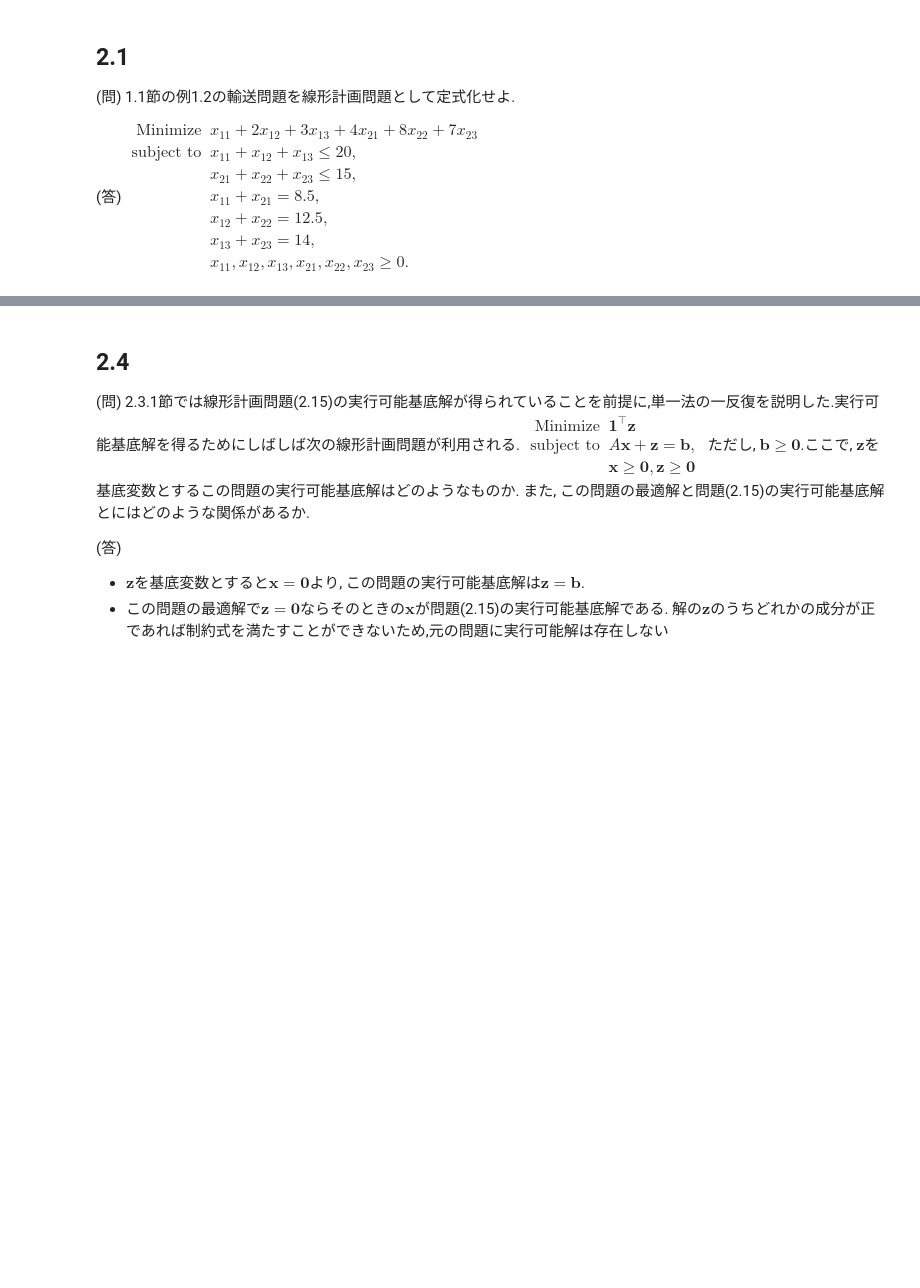
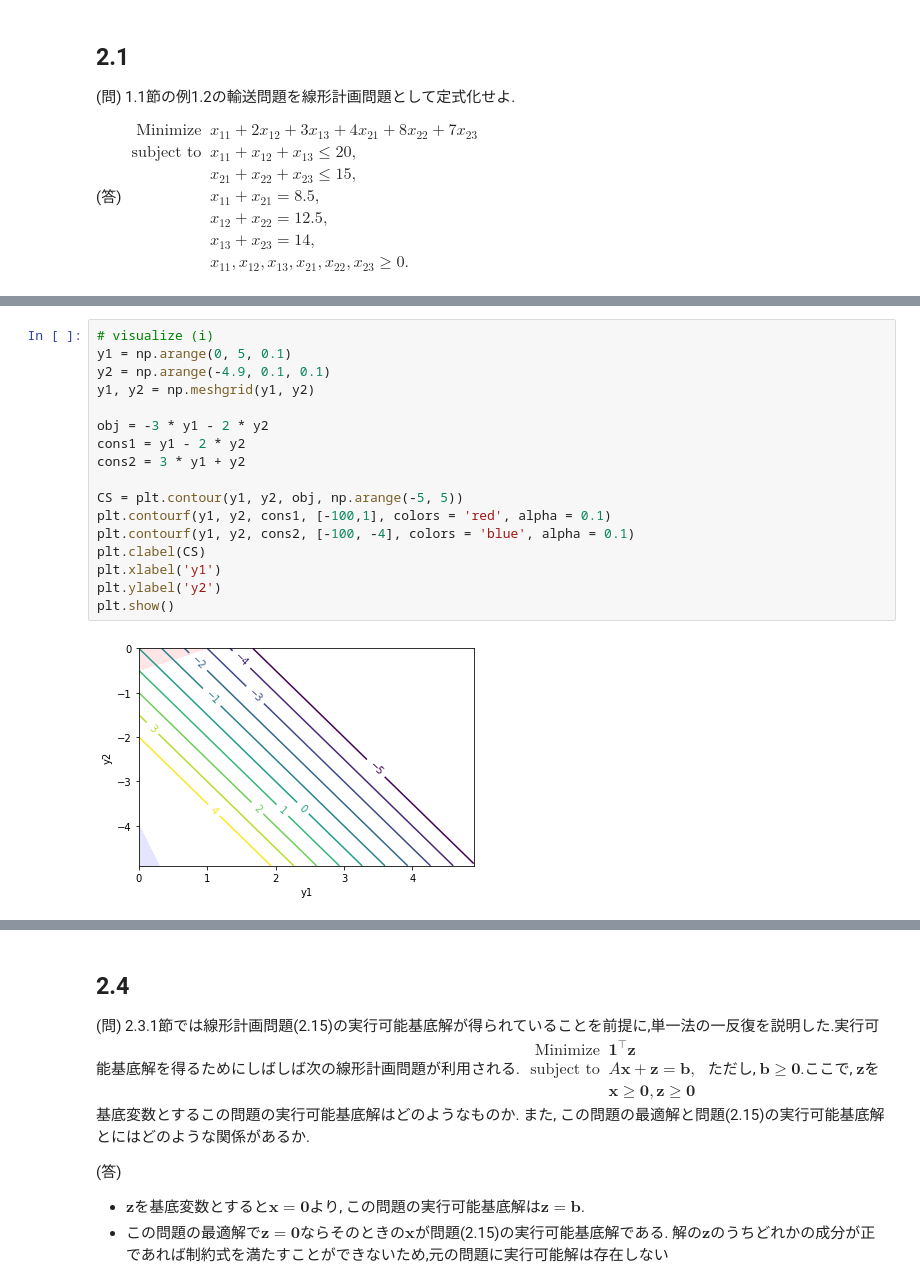
Before and after one commit to CSReading/Optimization, a Jupyter notebook: problems/chapter2/mshibatatt.ipynb, the cells around one changed output, grey strips where cells are left out. Saved outputs shown, nothing was run; the diff lists cells and outputs as text; blank space fills up the shorter version.

```diff
--- a/problems/chapter2/mshibatatt.ipynb
+++ b/problems/chapter2/mshibatatt.ipynb
@@ -164,2 +233,21 @@ $\begin{aligned}
 \right]
 \end{aligned}$
+# %%
+# visualize (i)
+y1 = np.arange(0, 5, 0.1)
+y2 = np.arange(-4.9, 0.1, 0.1)
+y1, y2 = np.meshgrid(y1, y2)
+
+obj = -3 * y1 - 2 * y2
+cons1 = y1 - 2 * y2
+cons2 = 3 * y1 + y2
+
+CS = plt.contour(y1, y2, obj, np.arange(-5, 5))
+plt.contourf(y1, y2, cons1, [-100,1], colors = 'red', alpha = 0.1)
+plt.contourf(y1, y2, cons2, [-100, -4], colors = 'blue', alpha = 0.1)
+plt.clabel(CS)
+plt.xlabel('y1')
+plt.ylabel('y2')
+plt.show()
+# %% [output]
+[figure, added]
```
Also changed, not shown: parts of 13 cells of this notebook.
